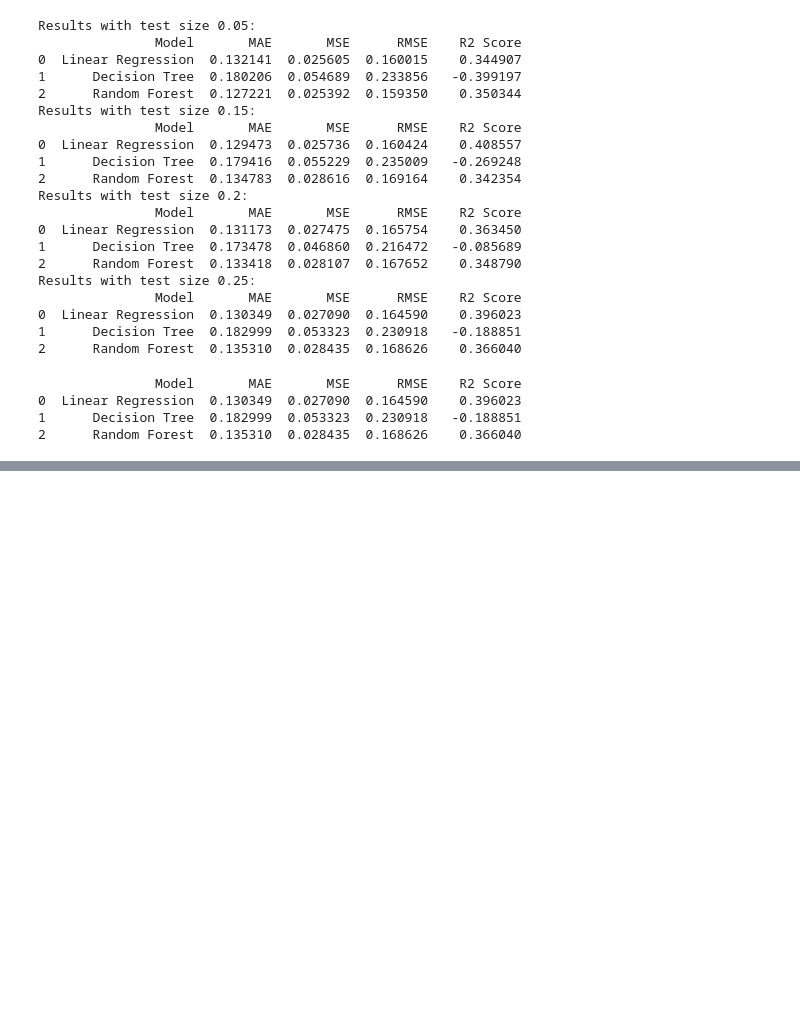
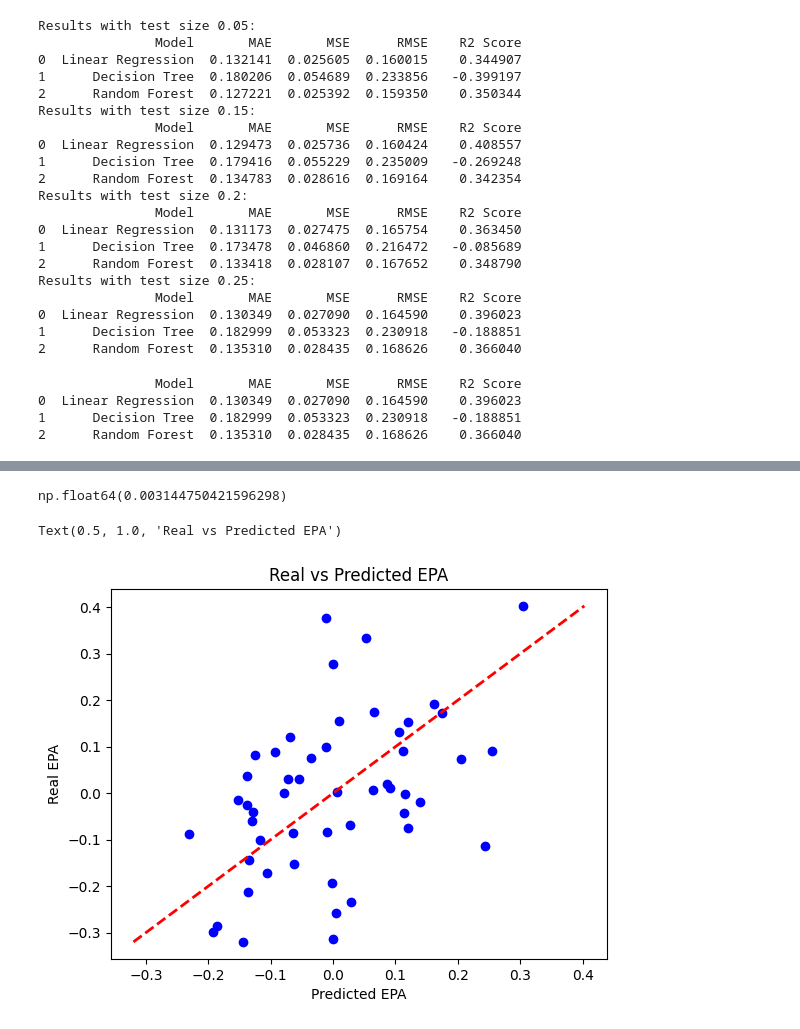
Before and after one commit to VitorTavares-cct/CA1_Machine-Learning, a Jupyter notebook: nfl_predictive_models.ipynb, the cells around one changed output, grey strips where cells are left out. Cells and saved outputs as stored; diff of their text form; code cells hidden in the pictures; blank space fills up the shorter version.

Commit message:
Applying Regression to Out of Sample Dataframe

```diff
--- a/nfl_preditcive_models.ipynb
+++ b/nfl_predictive_models.ipynb
@@ -828,0 +832,33 @@ Model Performance Metrics using Cross-Validation for R² Score:
+# %%
+colts_epa_df = colts_defensive_plays.groupby(
+    ["game_id", "defteam"]
+).agg(
+    avg_epa_per_play = ("epa", "mean"),
+    avg_defenders_in_box = ("defenders_in_box", "mean"),
+    avg_rb_per_play = ("RB", "mean"),
+    avg_wr_per_play = ("WR", "mean"),
+    avg_te_per_play = ("TE", "mean"),
+    avg_dline_per_play = ("defensive_line", "mean"),
+    avg_lb_per_play = ("linebackers", "mean"),
+    avg_db_per_play = ("defensive_backs", "mean"),
+    avg_yards_to_go = ("ydstogo", "mean"),
+    avg_score_differential = ("score_differential", "mean"),
+    avg_field_position = ("yardline_100", "mean")
+).reset_index()
+
+
+
+formation_dummies = pd.get_dummies(colts_defensive_plays["offense_formation"])
+formation_rate = (pd.concat([colts_defensive_plays[["game_id", "defteam"]], formation_dummies], axis=1).groupby(["game_id", "defteam"])
+                  .mean()
+                  .reset_index())
+
+colts_epa_df = colts_epa_df.merge(formation_rate, on=["game_id", "defteam"], how="left")
+colts_epa_df["avg_field_position"] = StandardScaler().fit_transform(colts_epa_df[["avg_field_position"]])
+
+colts_eda_x = colts_epa_df.drop(columns=['avg_epa_per_play',"game_id","defteam"])
+# %%
+linear_regression_model = models["Linear Regression"]
+# %%
+colts_epa_df['epa_predicted'] = linear_regression_model.predict(colts_eda_x)
+colts_epa_df["epa_diff"] = colts_epa_df["epa_predicted"] - colts_epa_df["avg_epa_per_play"]
@@ -828,0 +874,14 @@ Model Performance Metrics using Cross-Validation for R² Score:
+# %%
+colts_epa_df["epa_diff"].mean()
+# %% [output]
+np.float64(0.003144750421596298)
+# %%
+plt.scatter(colts_epa_df["epa_predicted"], colts_epa_df["avg_epa_per_play"], color = 'blue')
+plt.plot([colts_epa_df["avg_epa_per_play"].min(), colts_epa_df["avg_epa_per_play"].max()], [colts_epa_df["avg_epa_per_play"].min(), colts_epa_df["avg_epa_per_play"].max()], 'k--', color = 'red', lw = 2)  # Diagonal line
+
+plt.xlabel("Predicted EPA")
+plt.ylabel("Real EPA")
+plt.title("Real vs Predicted EPA")
+# %% [output]
+Text(0.5, 1.0, 'Real vs Predicted EPA')
+[figure, added]
```
Also changed, not shown: parts of 5 cells of this notebook.
